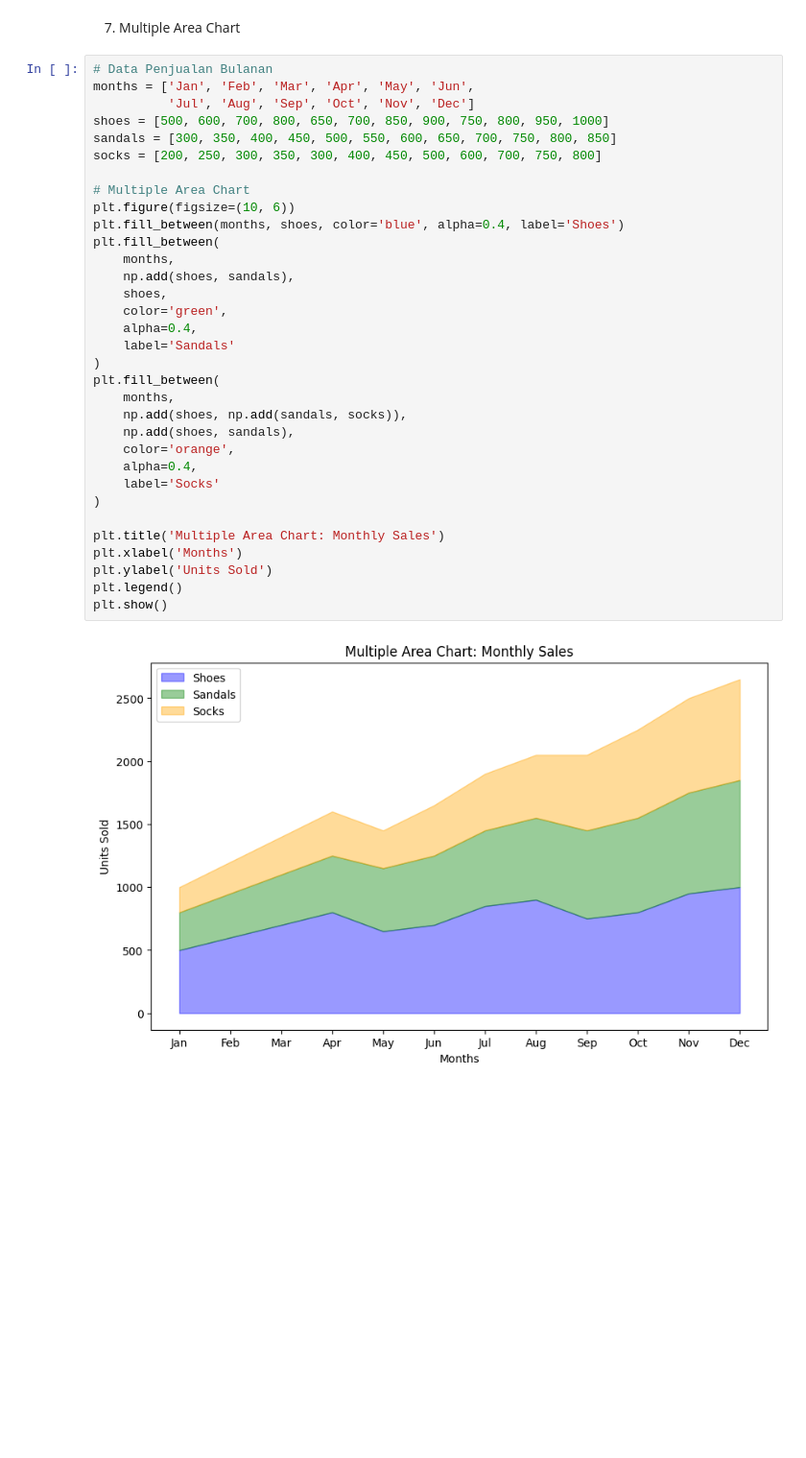
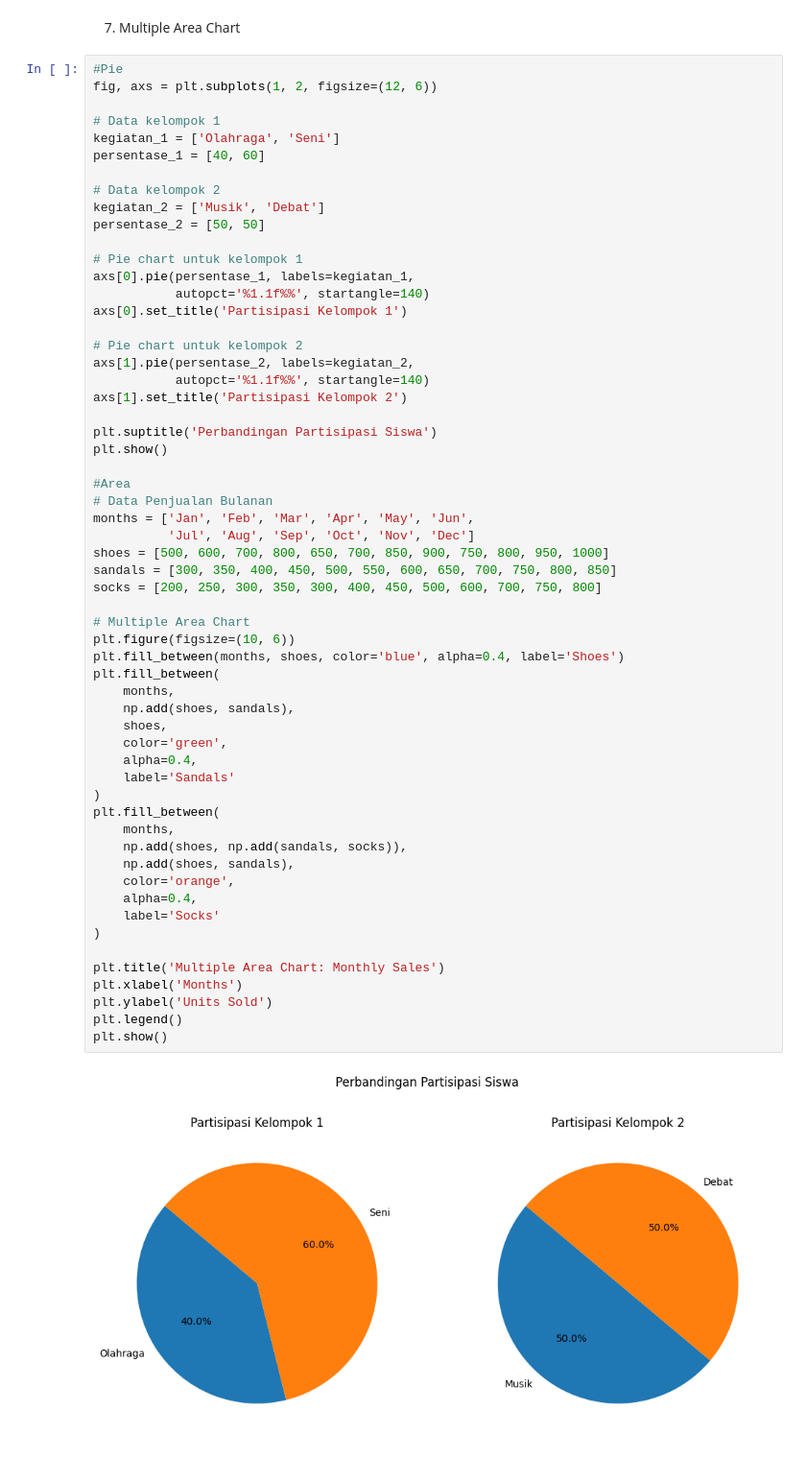
Before and after one commit to bimabugkus/Praktikum-Visdat-kel25-Rochmad-Bima-Setyawan, a Jupyter notebook: praktikum07.ipynb, the cells around one changed output. Shown at 96% size. Saved outputs shown, nothing was run; the diff lists cells and outputs as text; blank space fills up the shorter version.

```diff
--- a/praktikum07.ipynb
+++ b/praktikum07.ipynb
@@ -121,37 +156,62 @@ plt.show()
 # %% [markdown]
 7. Multiple Area Chart
 # %%
+#Pie
+fig, axs = plt.subplots(1, 2, figsize=(12, 6))
+
+# Data kelompok 1
+kegiatan_1 = ['Olahraga', 'Seni']
+persentase_1 = [40, 60]
+
+# Data kelompok 2
+kegiatan_2 = ['Musik', 'Debat']
+persentase_2 = [50, 50]
+
+# Pie chart untuk kelompok 1
+axs[0].pie(persentase_1, labels=kegiatan_1,
+           autopct='%1.1f%%', startangle=140)
+axs[0].set_title('Partisipasi Kelompok 1')
+
+# Pie chart untuk kelompok 2
+axs[1].pie(persentase_2, labels=kegiatan_2,
+           autopct='%1.1f%%', startangle=140)
+axs[1].set_title('Partisipasi Kelompok 2')
+
+plt.suptitle('Perbandingan Partisipasi Siswa')
+plt.show()
+
+#Area
 # Data Penjualan Bulanan
 months = ['Jan', 'Feb', 'Mar', 'Apr', 'May', 'Jun',
           'Jul', 'Aug', 'Sep', 'Oct', 'Nov', 'Dec']
 shoes = [500, 600, 700, 800, 650, 700, 850, 900, 750, 800, 950, 1000]
 sandals = [300, 350, 400, 450, 500, 550, 600, 650, 700, 750, 800, 850]
 socks = [200, 250, 300, 350, 300, 400, 450, 500, 600, 700, 750, 800]
 
 # Multiple Area Chart
 plt.figure(figsize=(10, 6))
 plt.fill_between(months, shoes, color='blue', alpha=0.4, label='Shoes')
 plt.fill_between(
     months,
     np.add(shoes, sandals),
     shoes,
     color='green',
     alpha=0.4,
     label='Sandals'
 )
 plt.fill_between(
     months,
     np.add(shoes, np.add(sandals, socks)),
     np.add(shoes, sandals),
     color='orange',
     alpha=0.4,
     label='Socks'
 )
 
 plt.title('Multiple Area Chart: Monthly Sales')
 plt.xlabel('Months')
 plt.ylabel('Units Sold')
 plt.legend()
 plt.show()
 # %% [output]
-[figure, old version]
+[figure, new version]
```
Also changed, not shown: parts of 3 cells of this notebook.
